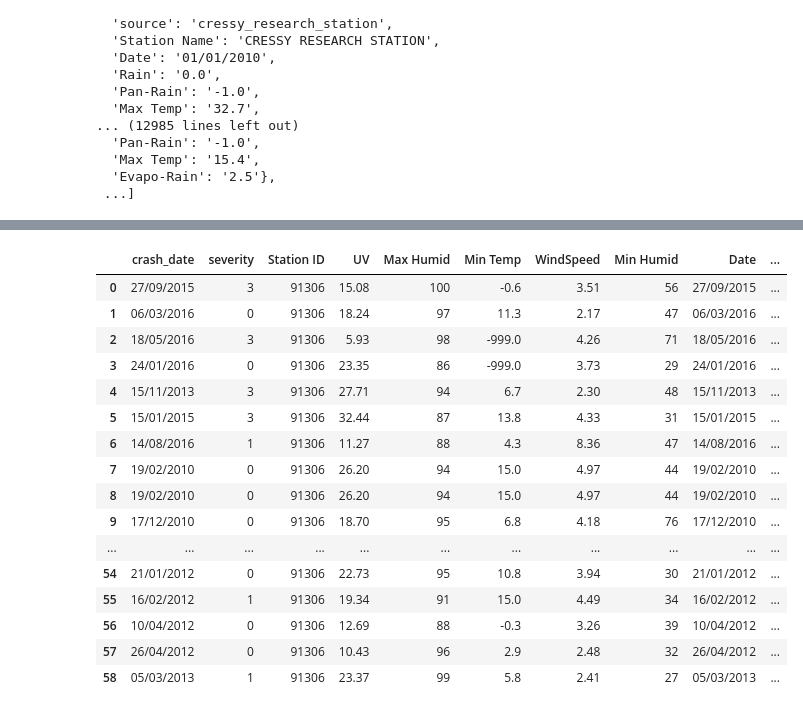
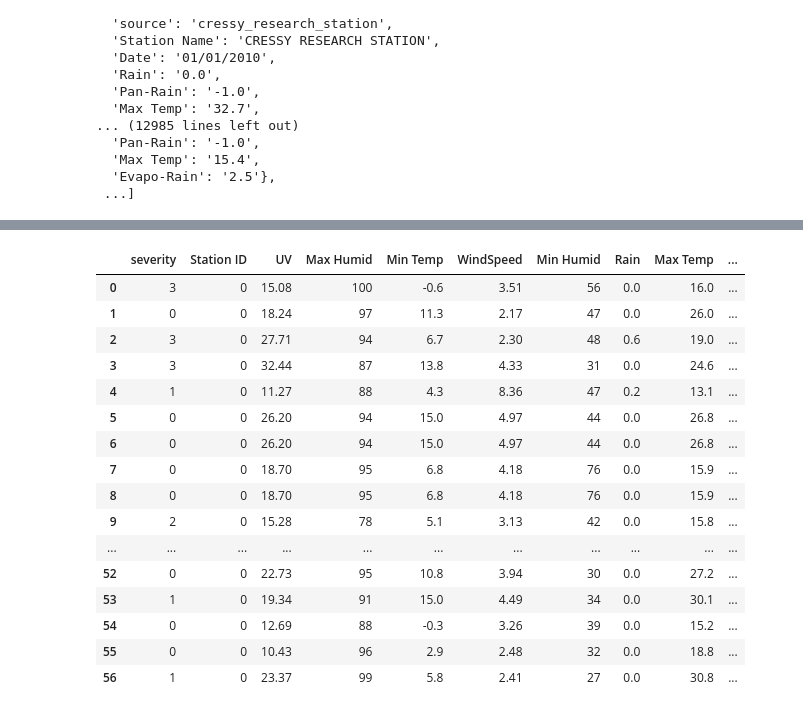
Before and after one commit to jeffphan8816/CloudDataScience, a Jupyter notebook: frontend/weathervscrashmodel.ipynb, the cells around one changed output, grey strips where cells are left out. Saved outputs shown, nothing was run; the diff lists cells and outputs as text; code cells hidden in the pictures.

```diff
--- a/frontend/weathervscrashmodel.ipynb
+++ b/frontend/weathervscrashmodel.ipynb
@@ -155 +139,5 @@ new_df
+# %%
+new_df['crash_date'] = pd.to_datetime(new_df['crash_date'], format='%d/%m/%Y')
+new_df['severity'] = new_df['severity'].astype(int)
+new_df['Station ID'] = new_df['Station ID'].astype(str)
 # %%
@@ -246,0 +190,30 @@ weather_dfs
+# %%
+
+weather_data_copy = copy.deepcopy(weather_data)
+#convert Dictionary to DataFrame
+weather_dfs = pd.DataFrame(weather_data_copy)
+
+weather_dfs['Station ID'] = station_id
+#drop created_at, source, Station Name columns
+weather_dfs = weather_dfs.drop(['created_at', 'source', 'Station Name', 'Pan-Rain'], axis=1)
+#add dtypes for columns
+weather_dfs['Date'] = pd.to_datetime(weather_dfs['Date'], format='%d/%m/%Y')
+weather_dfs['Evapo-Rain'] = weather_dfs['Evapo-Rain'].astype(float)
+weather_dfs['Rain'] = weather_dfs['Rain'].astype(float)
+weather_dfs['Max Temp'] = weather_dfs['Max Temp'].astype(float)
+weather_dfs['Min Temp'] = weather_dfs['Min Temp'].astype(float)
+weather_dfs['Max Humid'] = weather_dfs['Max Humid'].astype(int)
+weather_dfs['Min Humid'] = weather_dfs['Min Humid'].astype(int)
+weather_dfs['WindSpeed'] = weather_dfs['WindSpeed'].astype(float)
+weather_dfs['UV'] = weather_dfs['UV'].astype(float)
+weather_dfs['Station ID'] = weather_dfs['Station ID'].astype(str)
+#drop rows with missing/magic values
+#drop Min Temp, Max Temp	= -999
+weather_dfs = weather_dfs[weather_dfs['Min Temp'] != -999.0]
+weather_dfs = weather_dfs[weather_dfs['Max Temp'] != -999.0]
+#drop Rain, Evapo-Rain, Max Humid, Min Humid = -1.0
+weather_dfs = weather_dfs[weather_dfs['Rain'] != -1.0]
+weather_dfs = weather_dfs[weather_dfs['Evapo-Rain'] != -1.0]
+weather_dfs = weather_dfs[weather_dfs['Max Humid'] != -1.0]
+weather_dfs = weather_dfs[weather_dfs['Min Humid'] != -1.0]
+weather_dfs
@@ -247,21 +234,27 @@ weather_dfs
 # %%
 merged_df = new_df.merge(weather_dfs, left_on=['Station ID', 'crash_date'], right_on=['Station ID', 'Date'], how='inner')
+#drop Date and crash_date columns
+merged_df = merged_df.drop(['Date', 'crash_date'], axis=1)
+
+#perform label encoding
+label_encoder = LabelEncoder()
+merged_df['Station ID'] = label_encoder.fit_transform(merged_df['Station ID'])
 merged_df
 # %% [output]
-|  | crash_date | severity | Station ID | UV | Max Humid | Min Temp | WindSpeed | Min Humid | Date | ... |
-| 0 | 27/09/2015 | 3 | 91306 | 15.08 | 100 | -0.6 | 3.51 | 56 | 27/09/2015 | ... |
-| 1 | 06/03/2016 | 0 | 91306 | 18.24 | 97 | 11.3 | 2.17 | 47 | 06/03/2016 | ... |
-| 2 | 18/05/2016 | 3 | 91306 | 5.93 | 98 | -999.0 | 4.26 | 71 | 18/05/2016 | ... |
-| 3 | 24/01/2016 | 0 | 91306 | 23.35 | 86 | -999.0 | 3.73 | 29 | 24/01/2016 | ... |
-| 4 | 15/11/2013 | 3 | 91306 | 27.71 | 94 | 6.7 | 2.30 | 48 | 15/11/2013 | ... |
-| 5 | 15/01/2015 | 3 | 91306 | 32.44 | 87 | 13.8 | 4.33 | 31 | 15/01/2015 | ... |
-| 6 | 14/08/2016 | 1 | 91306 | 11.27 | 88 | 4.3 | 8.36 | 47 | 14/08/2016 | ... |
-| 7 | 19/02/2010 | 0 | 91306 | 26.20 | 94 | 15.0 | 4.97 | 44 | 19/02/2010 | ... |
-| 8 | 19/02/2010 | 0 | 91306 | 26.20 | 94 | 15.0 | 4.97 | 44 | 19/02/2010 | ... |
-| 9 | 17/12/2010 | 0 | 91306 | 18.70 | 95 | 6.8 | 4.18 | 76 | 17/12/2010 | ... |
+|  | severity | Station ID | UV | Max Humid | Min Temp | WindSpeed | Min Humid | Rain | Max Temp | ... |
+| 0 | 3 | 0 | 15.08 | 100 | -0.6 | 3.51 | 56 | 0.0 | 16.0 | ... |
+| 1 | 0 | 0 | 18.24 | 97 | 11.3 | 2.17 | 47 | 0.0 | 26.0 | ... |
+| 2 | 3 | 0 | 27.71 | 94 | 6.7 | 2.30 | 48 | 0.6 | 19.0 | ... |
+| 3 | 3 | 0 | 32.44 | 87 | 13.8 | 4.33 | 31 | 0.0 | 24.6 | ... |
+| 4 | 1 | 0 | 11.27 | 88 | 4.3 | 8.36 | 47 | 0.2 | 13.1 | ... |
+| 5 | 0 | 0 | 26.20 | 94 | 15.0 | 4.97 | 44 | 0.0 | 26.8 | ... |
+| 6 | 0 | 0 | 26.20 | 94 | 15.0 | 4.97 | 44 | 0.0 | 26.8 | ... |
+| 7 | 0 | 0 | 18.70 | 95 | 6.8 | 4.18 | 76 | 0.0 | 15.9 | ... |
+| 8 | 0 | 0 | 18.70 | 95 | 6.8 | 4.18 | 76 | 0.0 | 15.9 | ... |
+| 9 | 2 | 0 | 15.28 | 78 | 5.1 | 3.13 | 42 | 0.0 | 15.8 | ... |
 | ... | ... | ... | ... | ... | ... | ... | ... | ... | ... | ... |
-| 54 | 21/01/2012 | 0 | 91306 | 22.73 | 95 | 10.8 | 3.94 | 30 | 21/01/2012 | ... |
-| 55 | 16/02/2012 | 1 | 91306 | 19.34 | 91 | 15.0 | 4.49 | 34 | 16/02/2012 | ... |
-| 56 | 10/04/2012 | 0 | 91306 | 12.69 | 88 | -0.3 | 3.26 | 39 | 10/04/2012 | ... |
-| 57 | 26/04/2012 | 0 | 91306 | 10.43 | 96 | 2.9 | 2.48 | 32 | 26/04/2012 | ... |
-| 58 | 05/03/2013 | 1 | 91306 | 23.37 | 99 | 5.8 | 2.41 | 27 | 05/03/2013 | ... |
+| 52 | 0 | 0 | 22.73 | 95 | 10.8 | 3.94 | 30 | 0.0 | 27.2 | ... |
+| 53 | 1 | 0 | 19.34 | 91 | 15.0 | 4.49 | 34 | 0.0 | 30.1 | ... |
+| 54 | 0 | 0 | 12.69 | 88 | -0.3 | 3.26 | 39 | 0.0 | 15.2 | ... |
+| 55 | 0 | 0 | 10.43 | 96 | 2.9 | 2.48 | 32 | 0.0 | 18.8 | ... |
+| 56 | 1 | 0 | 23.37 | 99 | 5.8 | 2.41 | 27 | 0.0 | 30.8 | ... |
```
Also changed, not shown: parts of 16 cells of this notebook.
